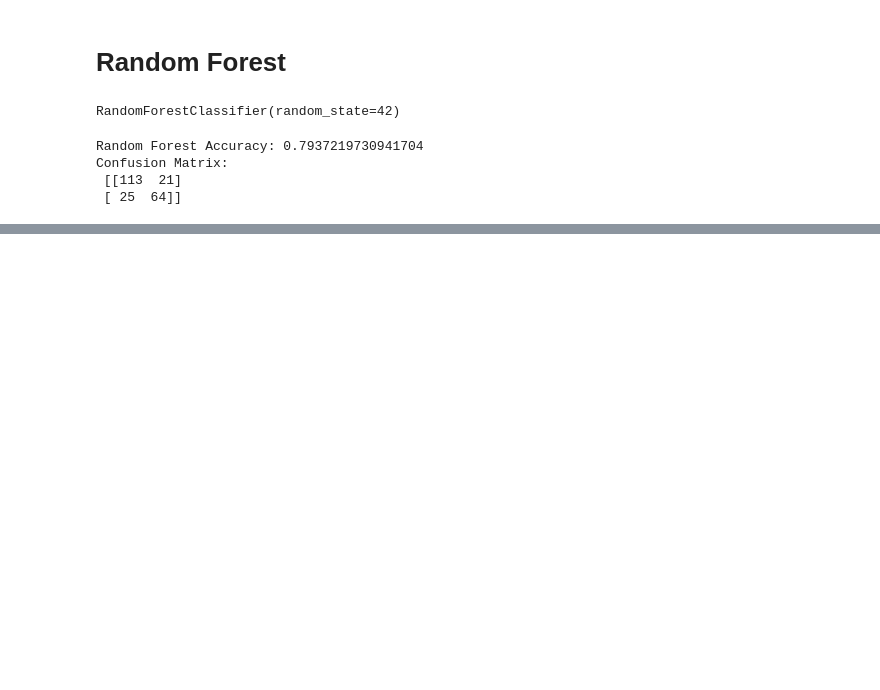
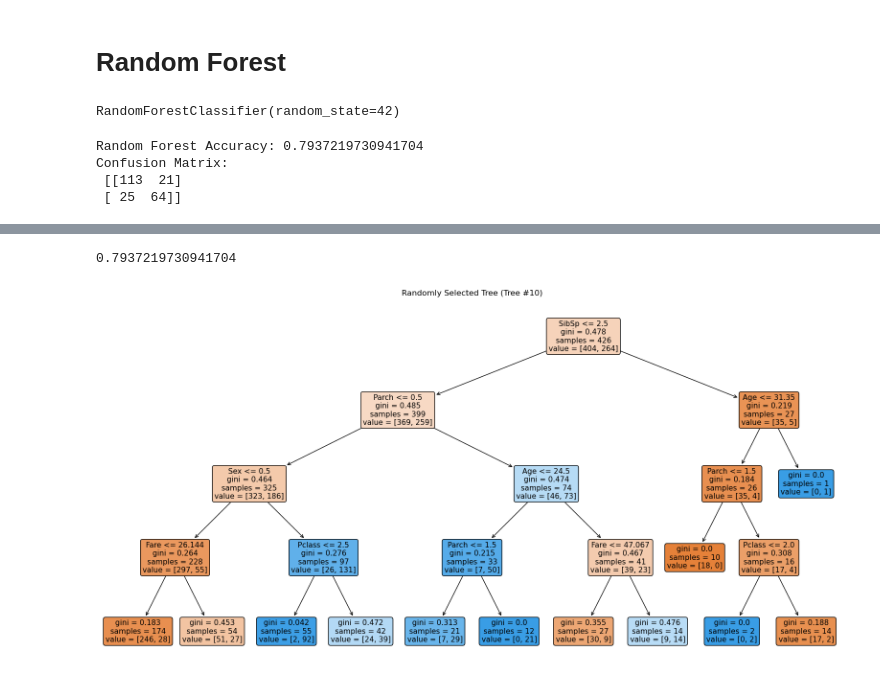
Before and after one commit to rachek253/CS_315_Group_Project, a Jupyter notebook: CS315_GroupProject.ipynb, the cells around one changed output, grey strips where cells are left out. Drawn from its saved outputs; the diff is of its cells as text; code cells hidden in the pictures; blank space fills up the shorter version.

```diff
--- a/CS315_GroupProject.ipynb
+++ b/CS315_GroupProject.ipynb
@@ -272,0 +330,19 @@ for n_estimators in range(1,501):
+# %%
+## creating random forest with 10 decision trees because it has second highest accuracy
+newer_rf_titanic = RandomForestClassifier(n_estimators = 10, max_depth = 4, random_state = 42)
+newer_rf_titanic.fit(x_train, y_train)
+newer_rf_titanic.score(x_test, y_test)
+# %% [output]
+0.7937219730941704
+# %%
+## randomly visualizing one of the 10 decision trees
+random_tree_index = random.randint(1, 9)
+
+# Visualize the randomly selected tree
+plt.figure(figsize = (20, 10))
+plot_tree(newer_rf_titanic.estimators_[random_tree_index], filled = True, feature_names = x_train.columns, rounded = True)
+plt.title(f"Randomly Selected Tree (Tree #{random_tree_index + 1})")
+plt.savefig('Random Forest with 10 dts')
+plt.show()
+# %% [output]
+[figure, added]
```
Also changed, not shown: parts of 7 cells of this notebook, 3 other files.
